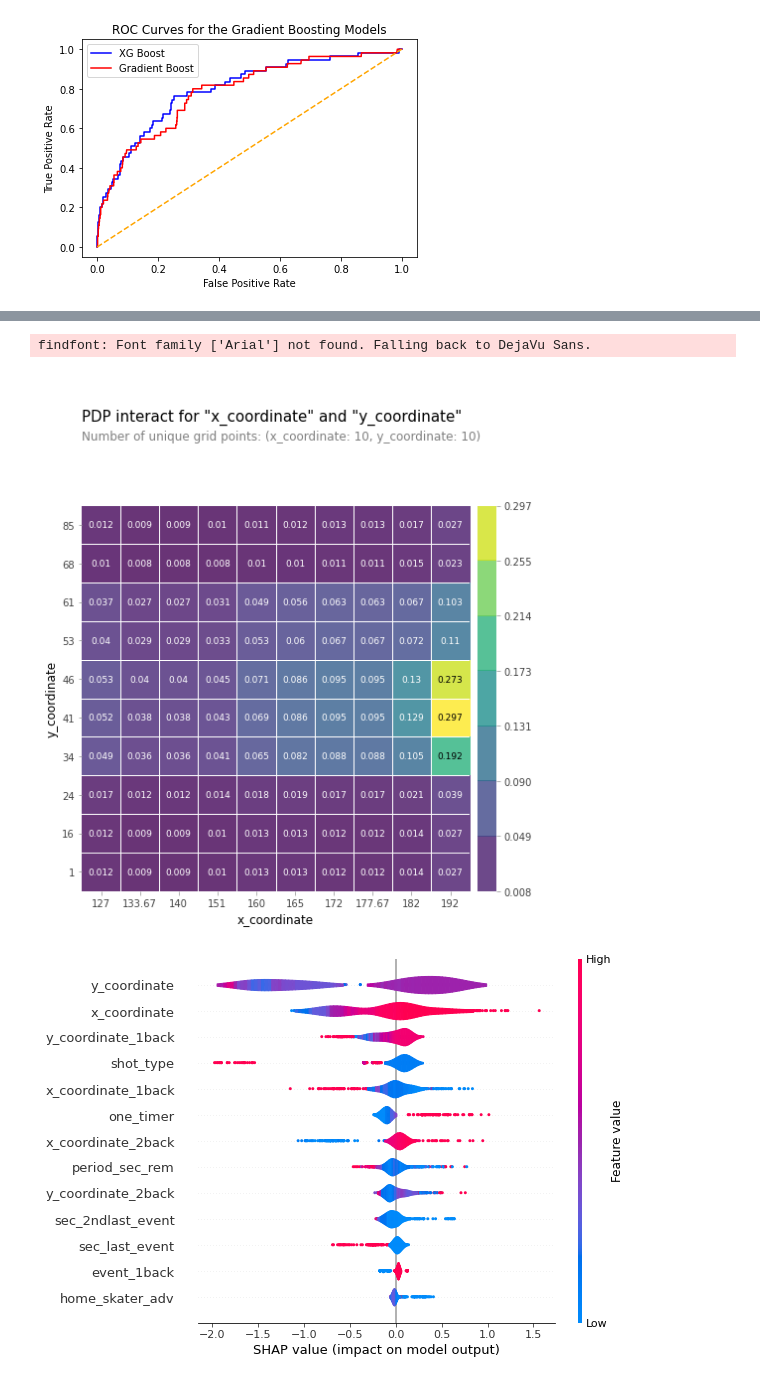
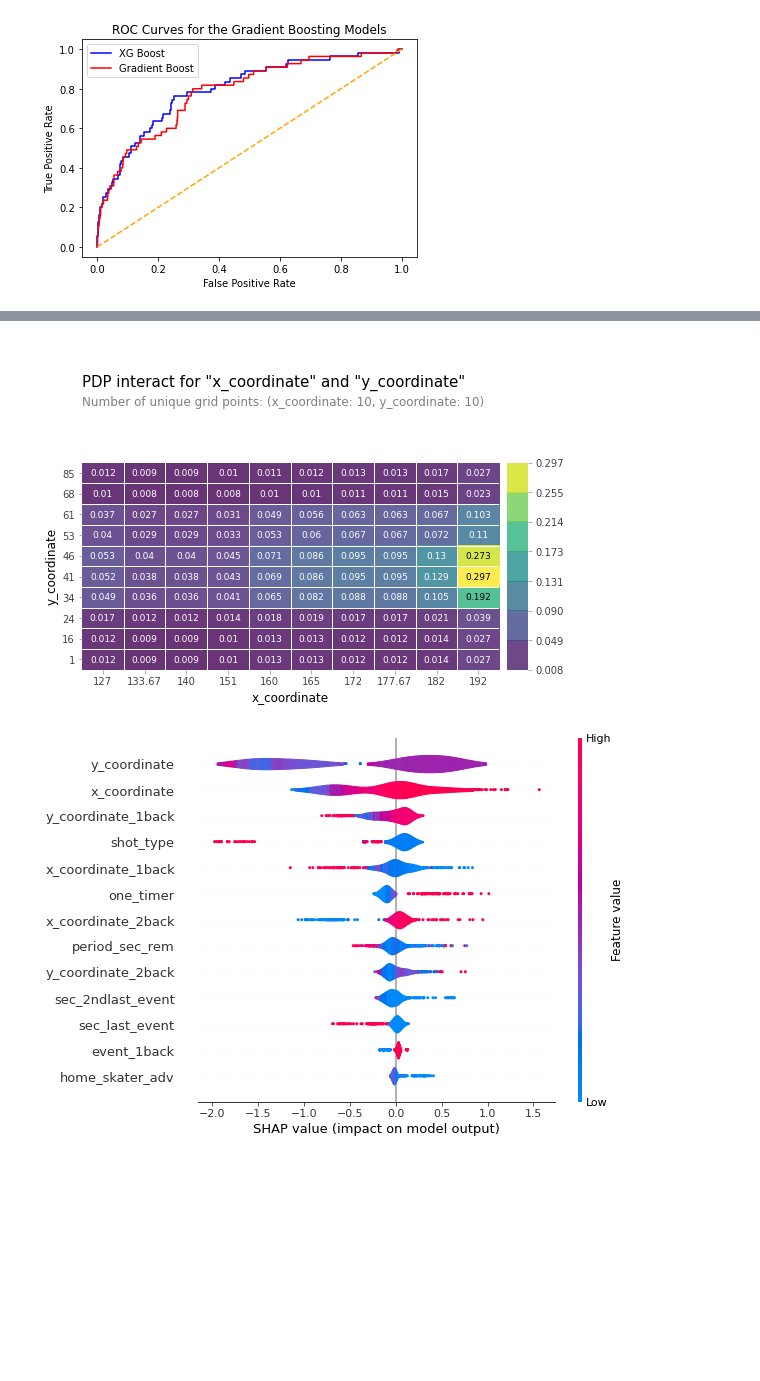
Before and after one commit to yaobviously/DataCup2021, a Jupyter notebook: hockeydata0427.ipynb, the cells around one changed output, grey strips where cells are left out. Cells and saved outputs as stored; diff of their text form; code cells hidden in the pictures; blank space fills up the shorter version.

```diff
--- a/hockeydata0427.ipynb
+++ b/hockeydata0427.ipynb
@@ -326,27 +326,30 @@ findfont: Font family ['Arial'] not found. Falling back to DejaVu Sans.
 # %%
 # A simple function that returns a partial dependent interaction plot for the features
 # you enter into it. practice. in reality, only x_coordinate and y_coordinate are
-# especially informative - need to check the docs
+# especially informative. note that the shots locations with the highest probability
+# of going in are, of course, right in front of the net! also note that in this plot
+# the x_coordinate only extends to roughly the blue line (the offensive zone)
 
 def pdpinteract(feature1, feature2):
 
   features_pdp_int = [feature1, feature2]
 
   x_y_interact = pdp_interact(model_xg,
                             dataset = X_val_pdp,
                             model_features = X_val_pdp.columns,
                             features = features_pdp_int)
 
   x_y_int_plot = pdp_interact_plot(x_y_interact,
                                  plot_type = 'grid',
-                                 feature_names = features_pdp_int)
+                                 feature_names = features_pdp_int,
+                                 figsize = (8,6),
+                                 plot_params = {'fontsamily' : 'DejaVu Sans'})
 
   return x_y_int_plot
 
 pdpinteract('x_coordinate', 'y_coordinate');
 # %% [output]
-findfont: Font family ['Arial'] not found. Falling back to DejaVu Sans.
-[figure, old version]
+[figure, new version]
 # %%
 # Creating Shapley plots
 
```
Also changed, not shown: parts of 6 cells of this notebook.
